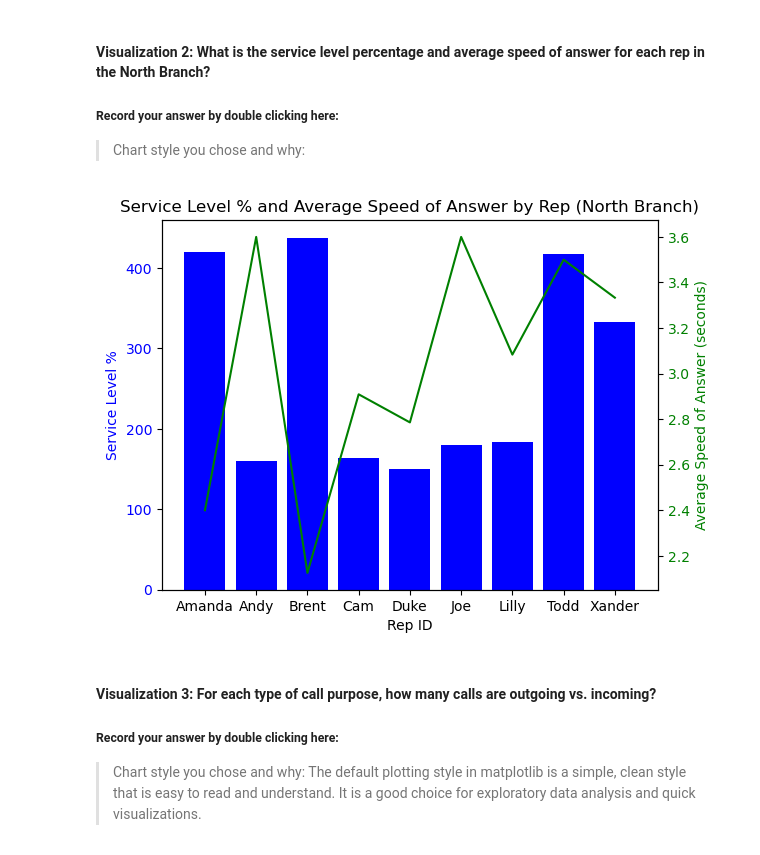
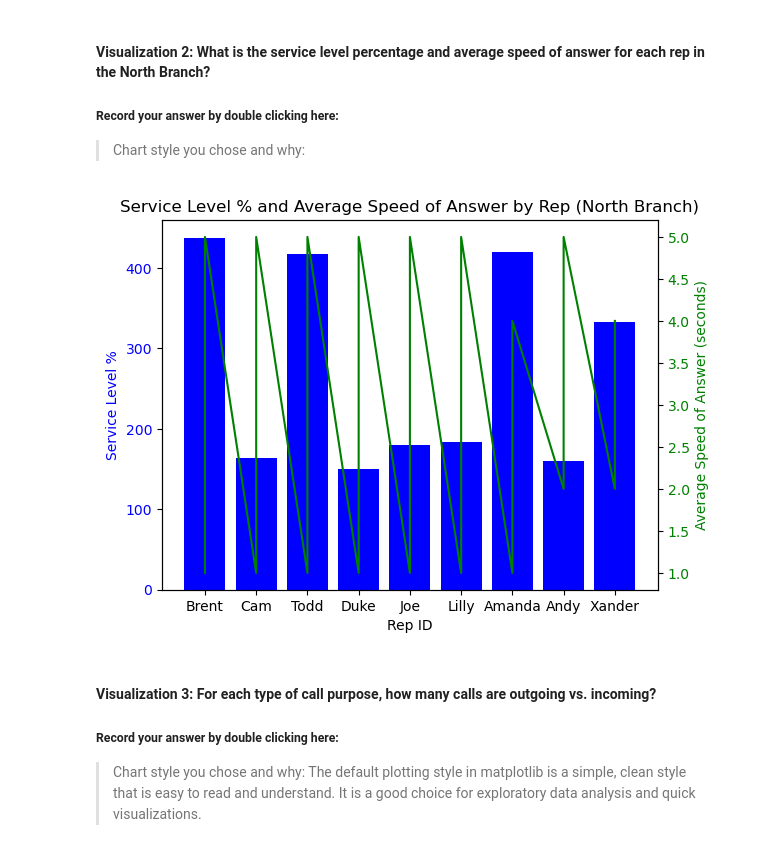
Before and after one commit to fsaidova74/call-center-cleanup-assignment, a Jupyter notebook: Call_Center_Cleanup.ipynb, the cells around one changed output. Drawn from its saved outputs; the diff is of its cells as text; code cells hidden in the pictures.

```diff
--- a/Call_Center_Cleanup.ipynb
+++ b/Call_Center_Cleanup.ipynb
@@ -243,6 +253,16 @@ Rep with the hightest number of calls and their total calls:
 # %%
 # Code Used
-df_groupby = df.groupby(['Rep ID', 'Branch']).sum()
-df_groupby
+north_df = df[df['Branch'] == 'North']
+north_groupby = north_df.groupby(['Rep ID', 'Branch']).sum()
+north_sort = north_groupby.sort_values('Calls', ascending=False)
+north_sort['Max Calls Rep'] = north_groupby.groupby('Branch')['Calls'].idxmax().apply(lambda x: x[0])
+
+south_df = df[df['Branch'] == 'South']
+south_groupby = south_df.groupby(['Rep ID', 'Branch']).sum()
+south_sort = south_groupby.sort_values('Calls', ascending=False)
+south_sort['Max Calls Rep'] = south_groupby.groupby('Branch')['Calls'].idxmax().apply(lambda x: x[0])
+
+print(north_sort)
+print(south_sort)
 # Add Additional Cells as needed.
 # %% [output]
@@ -416,47 +417,39 @@ north_plt = north_df.groupby("Rep ID")["Incoming Wait Time"].mean().to_frame().r
 # Table 1: Total Incoming calls less than 2 seconds grouped by Rep
 quick_calls = north_df[north_df["Incoming Wait Time"] <= 2.0]
 quick_reps = quick_calls[["Rep ID", "Calls"]]
 quick_stats = quick_reps.groupby(["Rep ID"]).sum()  # Final Table
 
 
 # Table 2: Total Incoming Calls Only grouped by Rep
 total_calls_in = north_df[north_df["Incoming or Outgoing"] == "Incoming"]
 rep_calls = total_calls_in[["Rep ID", "Calls"]]
 total_stats = rep_calls.groupby(["Rep ID"]).sum() # Final Table
 
-#  Table 3: Service Level Percentage created via merge
+# Table 3: Service Level Percentage created via merge
 service_level = pd.merge(quick_stats, total_stats, on="Rep ID")
-
-# Create Percentage Column in Table 3
-service_level["Service Level %"] = service_level["Calls_x"]/service_level["Calls_y"] * 100
-
-#Your Code Here:
-
+service_level["Service Level %"] = service_level["Calls_x"] / service_level["Calls_y"] * 100
 
 # Create bar chart of service level percentage and line chart of average speed of answer
 north_incoming = north_df[north_df["Incoming or Outgoing"] == "Incoming"]
-
-avg_speed_of_answer = north_incoming.groupby("Rep ID")["Incoming Wait Time"].mean()
-
-service_level_and_avg_speed = pd.merge(service_level, avg_speed_of_answer, on="Rep ID")
+north_merged = pd.merge(north_incoming, service_level, on="Rep ID")
 
 fig, ax1 = plt.subplots()
 
 ax1.set_xlabel("Rep ID")
 ax1.set_ylabel("Service Level %", color="blue")
-ax1.bar(service_level_and_avg_speed.index, service_level_and_avg_speed["Service Level %"], color="blue")
+ax1.bar(north_merged["Rep ID"], north_merged["Service Level %"], color="blue")
 ax1.tick_params(axis='y', labelcolor="blue")
 
 ax2 = ax1.twinx()
 
 ax2.set_ylabel("Average Speed of Answer (seconds)", color="green")
-ax2.plot(service_level_and_avg_speed.index, service_level_and_avg_speed["Incoming Wait Time"], color="green")
+ax2.plot(north_merged["Rep ID"], north_merged["Incoming Wait Time"], color="green")
 ax2.tick_params(axis='y', labelcolor="green")
 
 plt.title("Service Level % and Average Speed of Answer by Rep (North Branch)")
 plt.show()
 # %% [output]
-[figure, old version]
+[figure, new version]
 # %% [markdown]
 #### Visualization 3: For each type of call purpose, how many calls are outgoing vs. incoming?
 ##### Record your answer by double clicking here:
```
Also changed, not shown: parts of 9 cells of this notebook.
